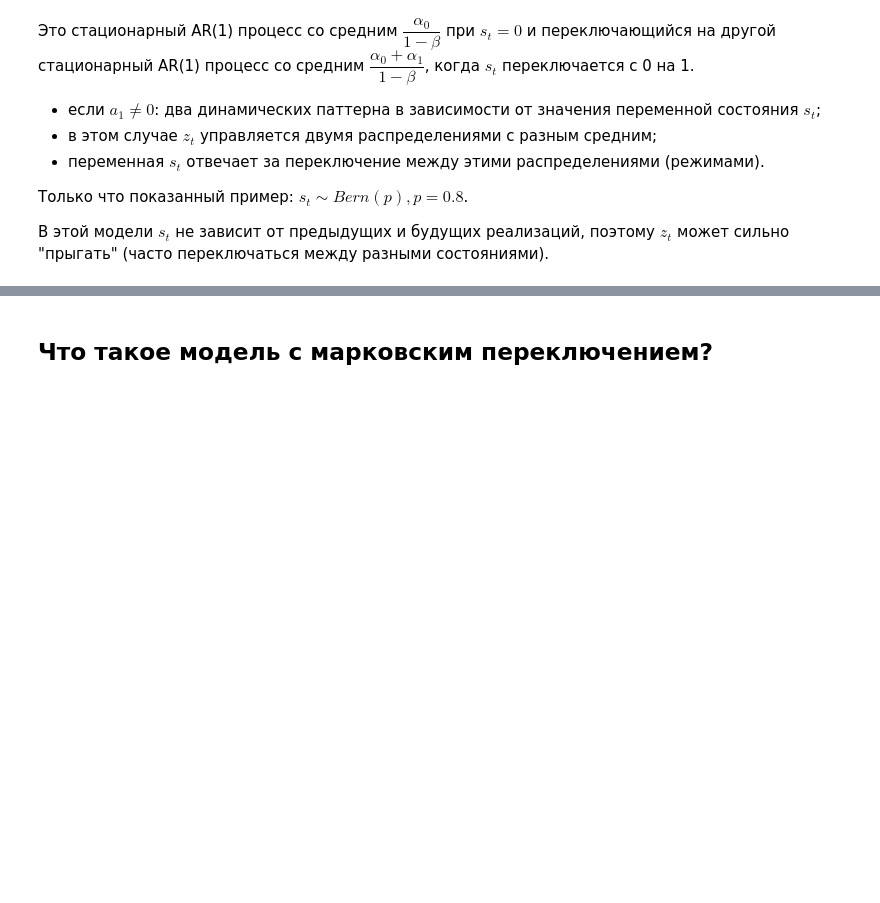
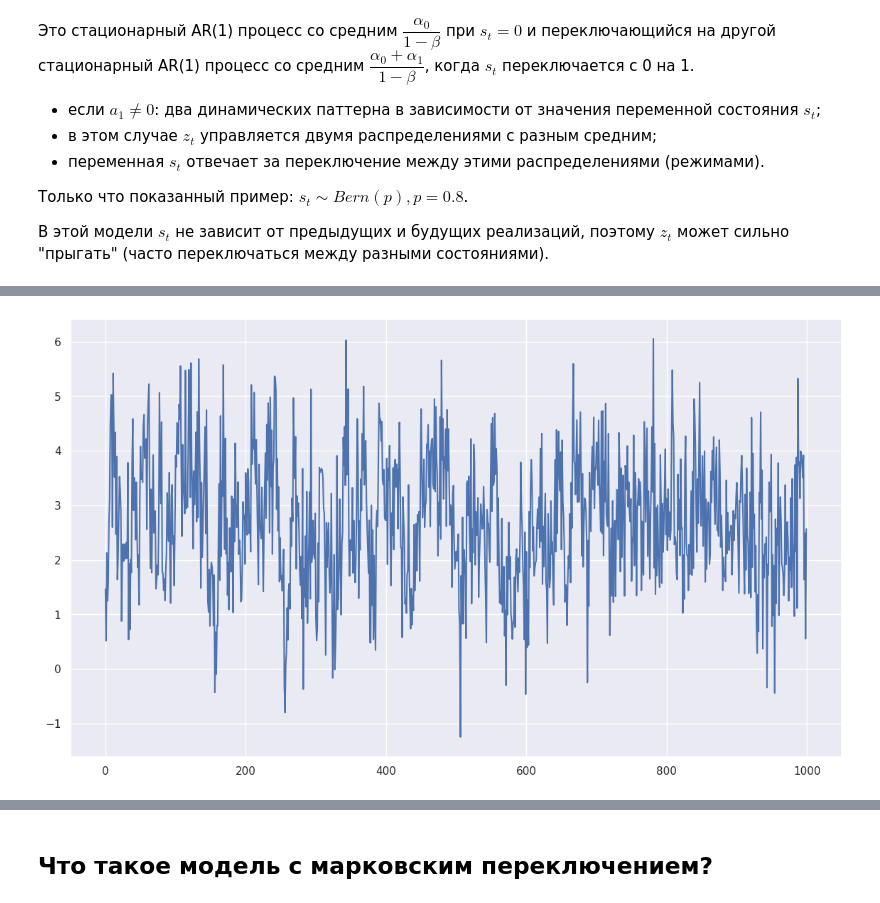
Before and after one commit to solobala/TSML13, a Jupyter notebook: Случайные_марковские_процессы.ipynb, the cells around one changed output, grey strips where cells are left out. Drawn from its saved outputs; the diff is of its cells as text; code cells hidden in the pictures; blank space fills up the shorter version.

```diff
--- a/Случайные_марковские_процессы.ipynb
+++ b/Случайные_марковские_процессы.ipynb
@@ -290,0 +303,7 @@ plt.show()
+# %%
+ar_2 = make_ar2(0.8, 0.3, 0.4, 1000)
+plt.figure(figsize=(14,8))
+plt.plot(ar_2)
+plt.show()
+# %% [output]
+[figure, added]
```
Also changed, not shown: parts of 27 cells of this notebook.
